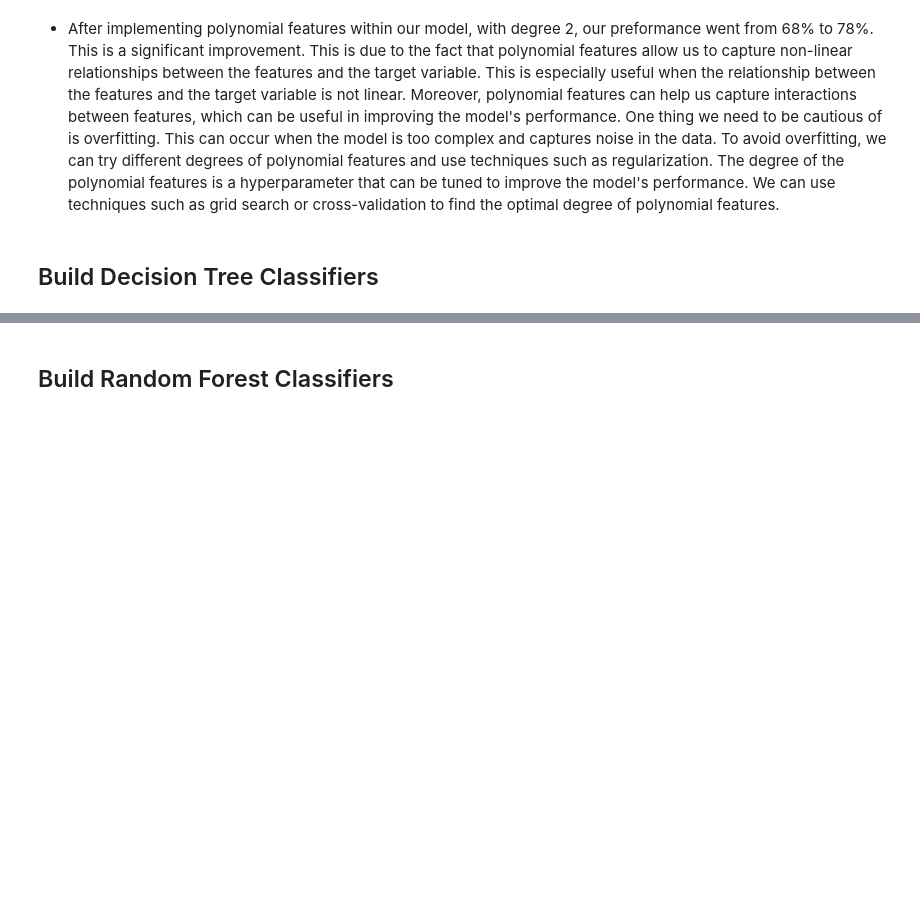
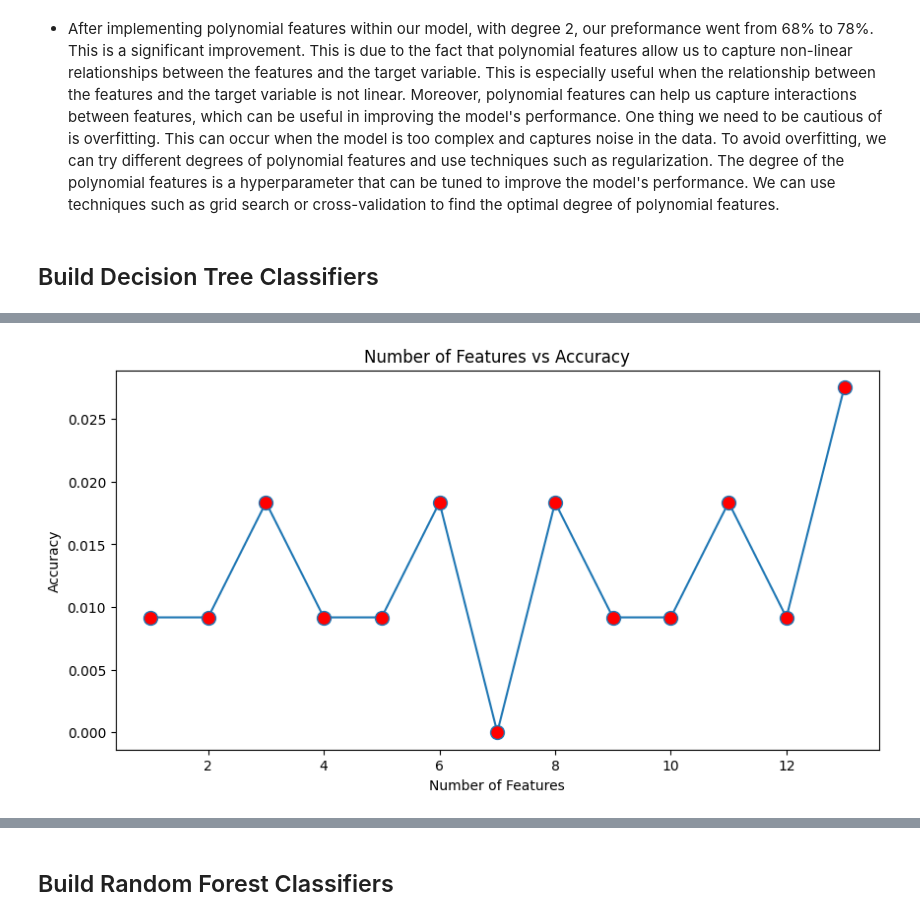
Before and after one commit to sgmalik/ML-Final-Project, a Jupyter notebook: main.ipynb, the cells around one changed output, grey strips where cells are left out. Saved outputs shown, nothing was run; the diff lists cells and outputs as text; code cells hidden in the pictures; blank space fills up the shorter version.

Commit message:
updated plots, added some bullet points

```diff
--- a/main.ipynb
+++ b/main.ipynb
@@ -379,0 +384,10 @@ for i in range(1, X_train.shape[1]):
+# %%
+# Visualize the results
+plt.figure(figsize=(10, 5))
+plt.plot(range(1, X_train.shape[1]), scores, marker='o', markerfacecolor='red', markersize=10)
+plt.xlabel('Number of Features')
+plt.ylabel('Accuracy')
+plt.title('Number of Features vs Accuracy')
+plt.show()
+# %% [output]
+[figure, added]
```
Also changed, not shown: parts of 11 cells of this notebook.
